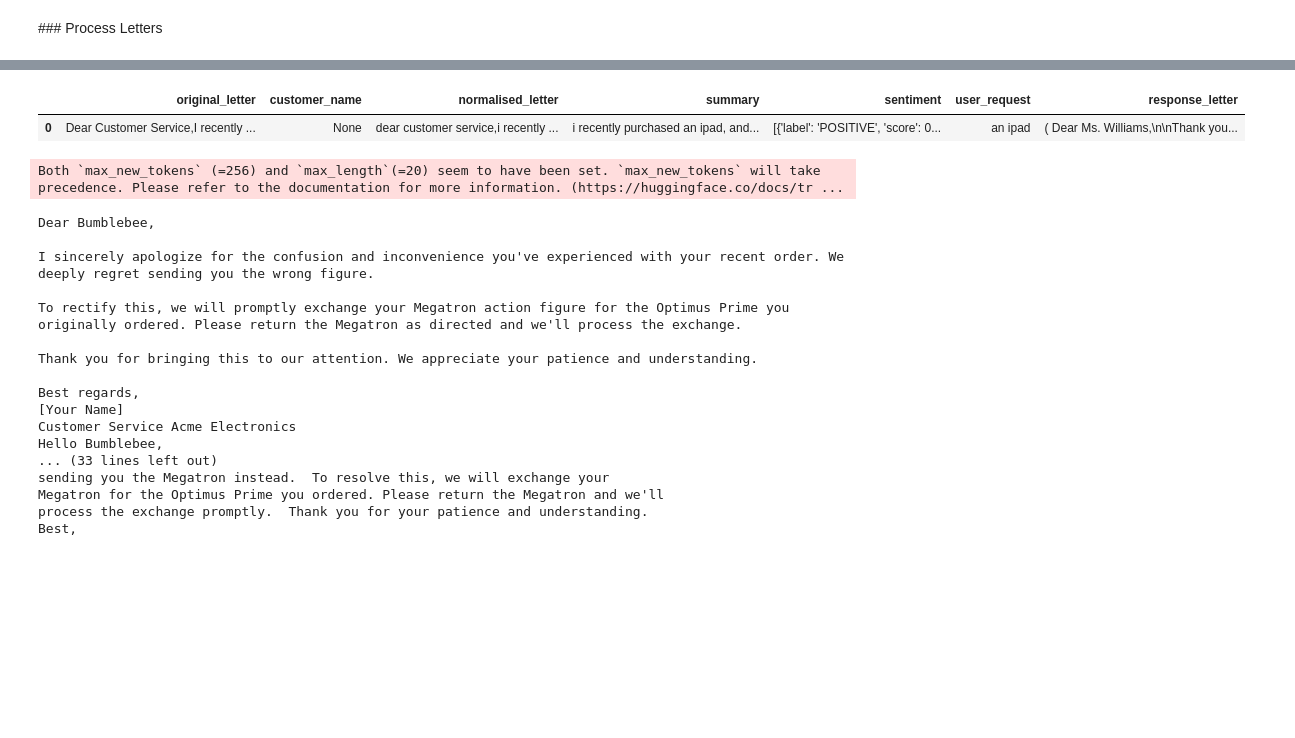
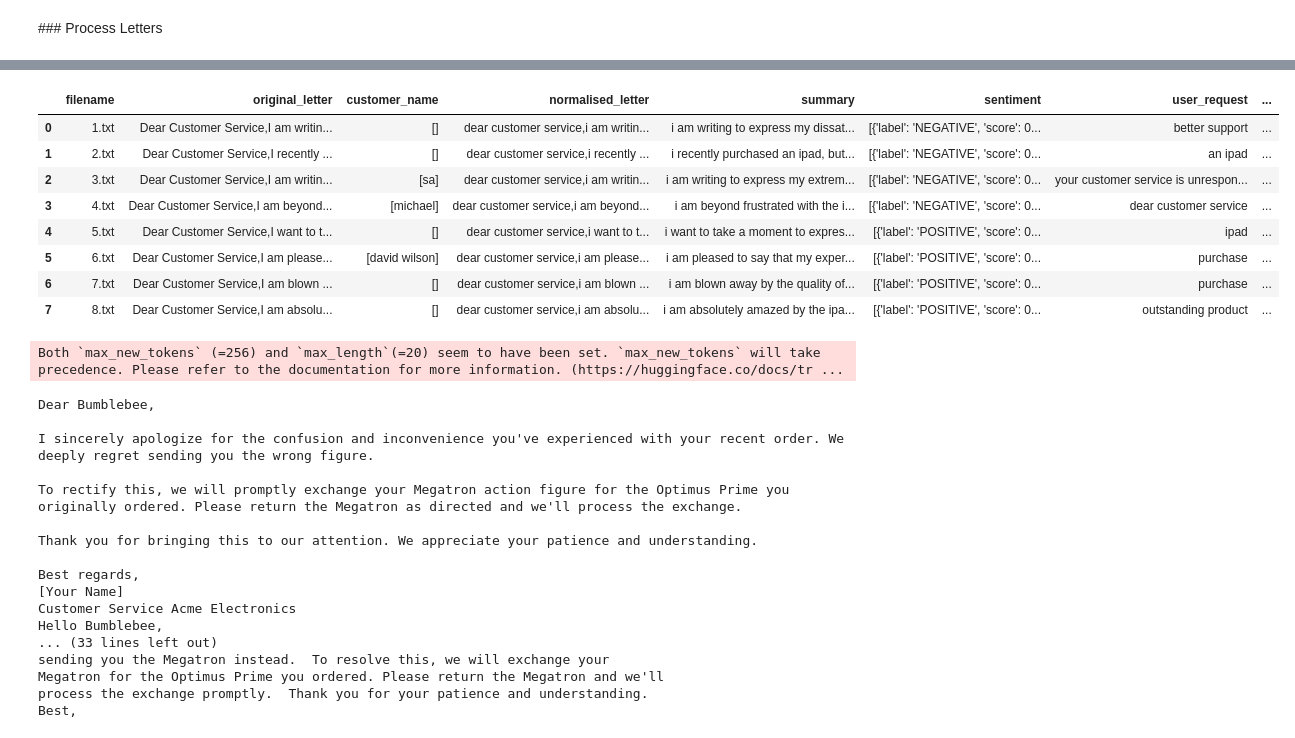
Before and after one commit to qaz73/MN5162, a Jupyter notebook: MN5162_Section1_Assignment_gorourke.ipynb, the cells around one changed output, grey strips where cells are left out. Saved outputs shown, nothing was run; the diff lists cells and outputs as text; code cells hidden in the pictures; blank space fills up the shorter version.

```diff
--- a/MN5162_Section1_Assignment_gorourke.ipynb
+++ b/MN5162_Section1_Assignment_gorourke.ipynb
@@ -377,5 +335,0 @@ display_processing_results(4, customer_feedback_records)
-# %%
-display_processing_results(5, customer_feedback_records)
-# %% [output]
-|  | original_letter | customer_name | normalised_letter | summary | sentiment | user_request | response_letter |
-| 0 | Dear Customer Service,I recently ... | None | dear customer service,i recently ... | i recently purchased an ipad, and... | [{'label': 'POSITIVE', 'score': 0... | an ipad | ( Dear Ms. Williams,\n\nThank you... |
@@ -386,3 +336,22 @@ display_processing_results(7, customer_feedback_records)
+# %%
+df = pd.DataFrame(customer_feedback_records)
+df['filename'] = df['url'].apply(lambda x: x[-5:])
+df_for_display = df.drop(columns='url')
+df_columns = df_for_display.columns.tolist()
+
+df_columns = df_columns[-1:] + df_columns[:-1]
+df_for_display = df_for_display[df_columns]
+display(df_for_display)
+# %% [output]
+|  | filename | original_letter | customer_name | normalised_letter | summary | sentiment | user_request | ... |
+| 0 | 1.txt | Dear Customer Service,I am writin... | [] | dear customer service,i am writin... | i am writing to express my dissat... | [{'label': 'NEGATIVE', 'score': 0... | better support | ... |
+| 1 | 2.txt | Dear Customer Service,I recently ... | [] | dear customer service,i recently ... | i recently purchased an ipad, but... | [{'label': 'NEGATIVE', 'score': 0... | an ipad | ... |
+| 2 | 3.txt | Dear Customer Service,I am writin... | [sa] | dear customer service,i am writin... | i am writing to express my extrem... | [{'label': 'NEGATIVE', 'score': 0... | your customer service is unrespon... | ... |
+| 3 | 4.txt | Dear Customer Service,I am beyond... | [michael] | dear customer service,i am beyond... | i am beyond frustrated with the i... | [{'label': 'NEGATIVE', 'score': 0... | dear customer service | ... |
+| 4 | 5.txt | Dear Customer Service,I want to t... | [] | dear customer service,i want to t... | i want to take a moment to expres... | [{'label': 'POSITIVE', 'score': 0... | ipad | ... |
+| 5 | 6.txt | Dear Customer Service,I am please... | [david wilson] | dear customer service,i am please... | i am pleased to say that my exper... | [{'label': 'POSITIVE', 'score': 0... | purchase | ... |
+| 6 | 7.txt | Dear Customer Service,I am blown ... | [] | dear customer service,i am blown ... | i am blown away by the quality of... | [{'label': 'POSITIVE', 'score': 0... | purchase | ... |
+| 7 | 8.txt | Dear Customer Service,I am absolu... | [] | dear customer service,i am absolu... | i am absolutely amazed by the ipa... | [{'label': 'POSITIVE', 'score': 0... | outstanding product | ... |
 # %%
 generated_text, prompt_used = generate_letter_response(customer_feedback_records[0])
 
```
Also changed, not shown: parts of 20 cells of this notebook.
